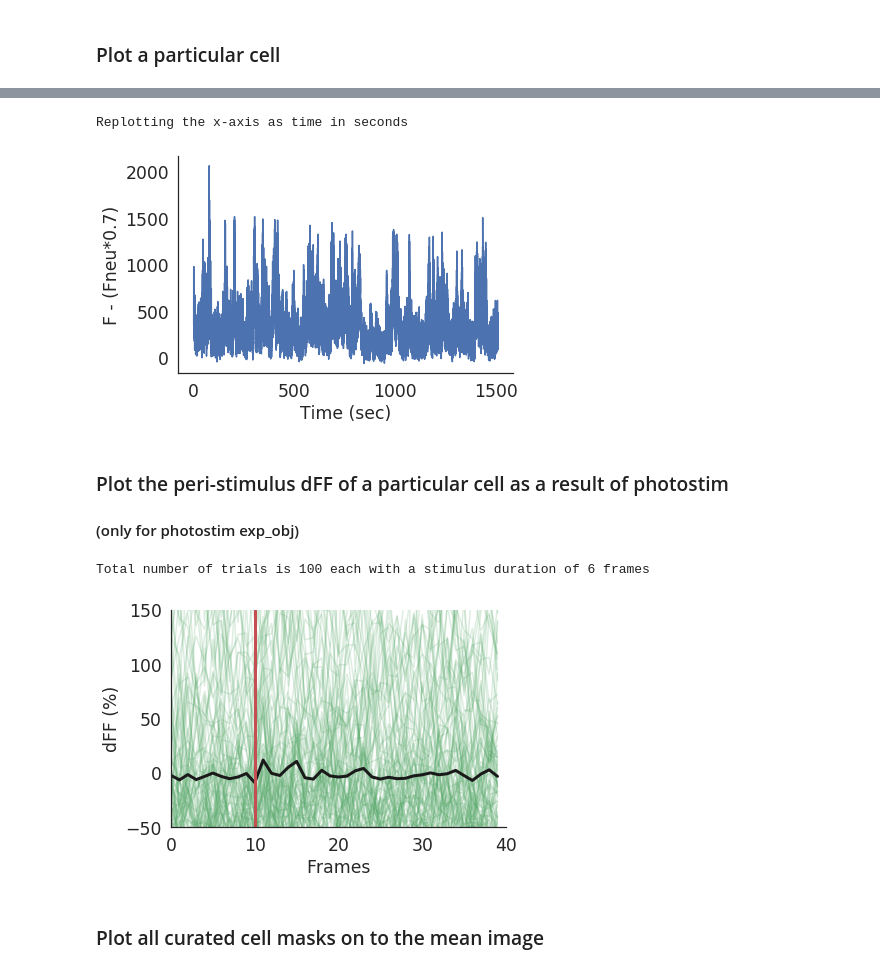
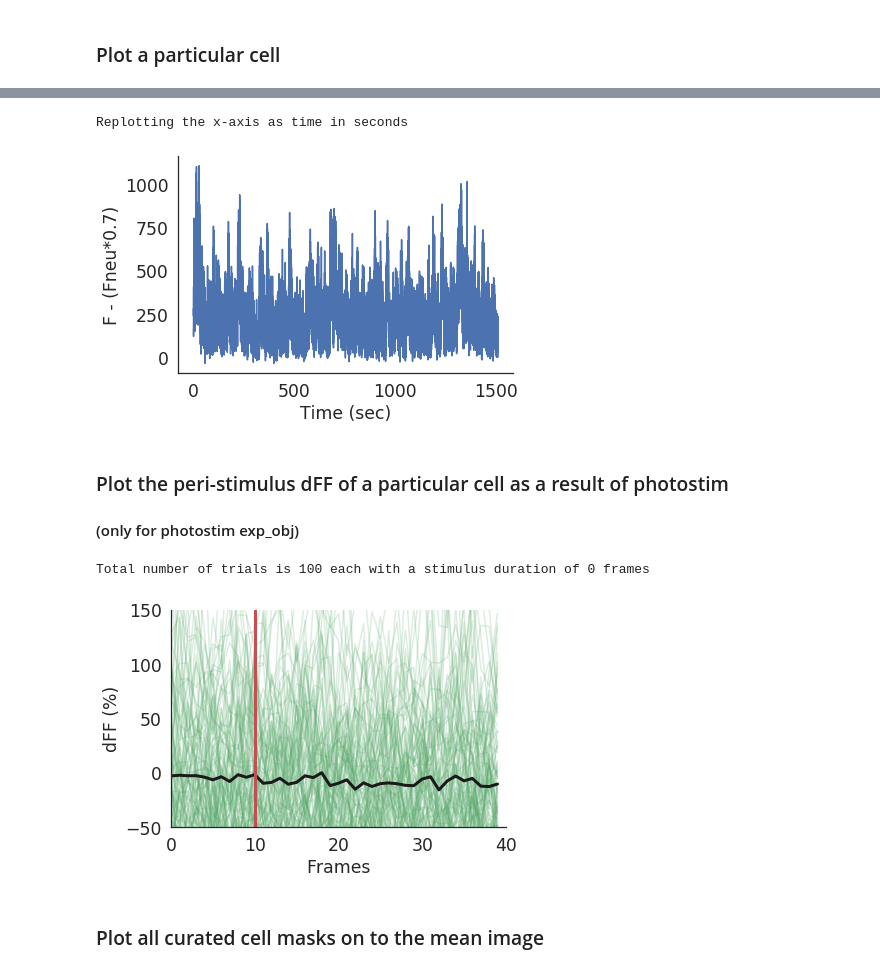
Before and after one commit to Packer-Lab/Vape, a Jupyter notebook: jupyter/how_to_vape_rob.ipynb, the cells around one changed output, grey strips where cells are left out. Saved outputs shown, nothing was run; the diff lists cells and outputs as text; code cells hidden in the pictures.

```diff
--- a/jupyter/how_to_vape_rob.ipynb
+++ b/jupyter/how_to_vape_rob.ipynb
@@ -17,7 +17,7 @@ import copy
 # %% [markdown]
 ### Load a pickled object
 # %%
-data_folder = '/home/rlees/mnt/qnap/pkl_files'
+data_folder = '/home/rlees/mnt/qnap/how_to_vape'
 
 for file in os.listdir(data_folder):
     if '.pkl' in file:
@@ -39,7 +39,7 @@ for key, value in vars(session_obj).items():
 ## photostim_s - photostimulation trials with a different set of targets
 ## whisker_stim - whisker stimulation of a single whisker
 ## spont - spontaneous imaging with no stimulations
-exp_obj = session_obj.photostim_r
+exp_obj = session_obj.whisker_stim
 
 print('\nExperimental object attributes')
 for key, value in vars(exp_obj).items():
@@ -78,7 +78,7 @@ The range of frames is: range(0, 22986)
 # %% [markdown]
 ### Plot a particular cell
 # %%
-cell = 10
+cell = 1
 
 print('This is the neuropil subtracted trace from suite2p for cell', cell,
       'of the dataset \n(suite2p cell id:', exp_obj.cell_id[0][cell],
@@ -104,41 +104,42 @@ plt.xlabel('Time (sec)');
 plt.ylabel('F - (Fneu*0.7)');
 # %% [output]
 Replotting the x-axis as time in seconds
-[figure, old version]
+[figure, new version]
 # %% [markdown]
 ### Plot the peri-stimulus dFF of a particular cell as a result of photostim
 #### (only for photostim exp_obj)
 # %%
 n_trials = exp_obj.n_trials
 duration_frames = exp_obj.duration_frames
 print('Total number of trials is', n_trials, 'each with a stimulus duration of', duration_frames, 'frames')
 
-if exp_obj.targeted_cells[cell] == 1:
-    print('This is a targeted cell')
+if exp_obj.stim_type is not 'w':
+    if exp_obj.targeted_cells[cell] == 1:
+        print('This is a targeted cell')
 
 stim_start_frames = exp_obj.stim_start_frames
 
 pre_frames = 10
 post_frames = 30
 
 dff = utils.dfof(exp_obj.raw[0][cell])
 avg_trace = []
 
 for frame in stim_start_frames[0]:
     y = dff[frame - pre_frames:frame + post_frames]
     avg_trace.append(y)
     plt.plot(y, 'g', alpha=0.2);
 
 avg_trace = np.mean(np.array(avg_trace), axis=0)
 plt.plot(avg_trace, 'k', lw=3)
 plt.axis([0, 40, -50, 150])
 plt.xlabel('Frames');
 plt.ylabel('dFF (%)');
 
 plt.plot([pre_frames] * 2, [-50, 150], 'r', lw=3);
 # %% [output]
-Total number of trials is 100 each with a stimulus duration of 6 frames
+Total number of trials is 100 each with a stimulus duration of 0 frames
-[figure, old version]
+[figure, new version]
 # %% [markdown]
 ### Plot all curated cell masks on to the mean image
 # %%
```
Also changed, not shown: parts of 8 cells of this notebook, 2 other files.
